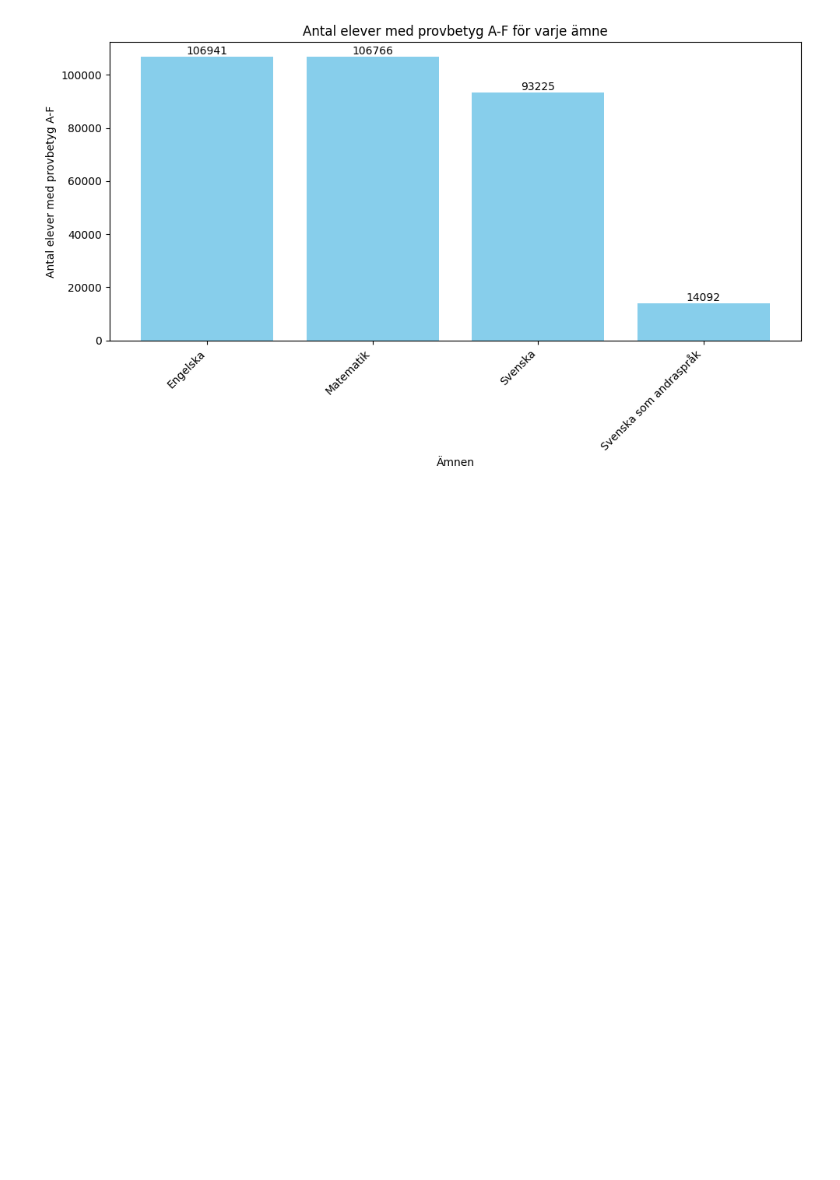
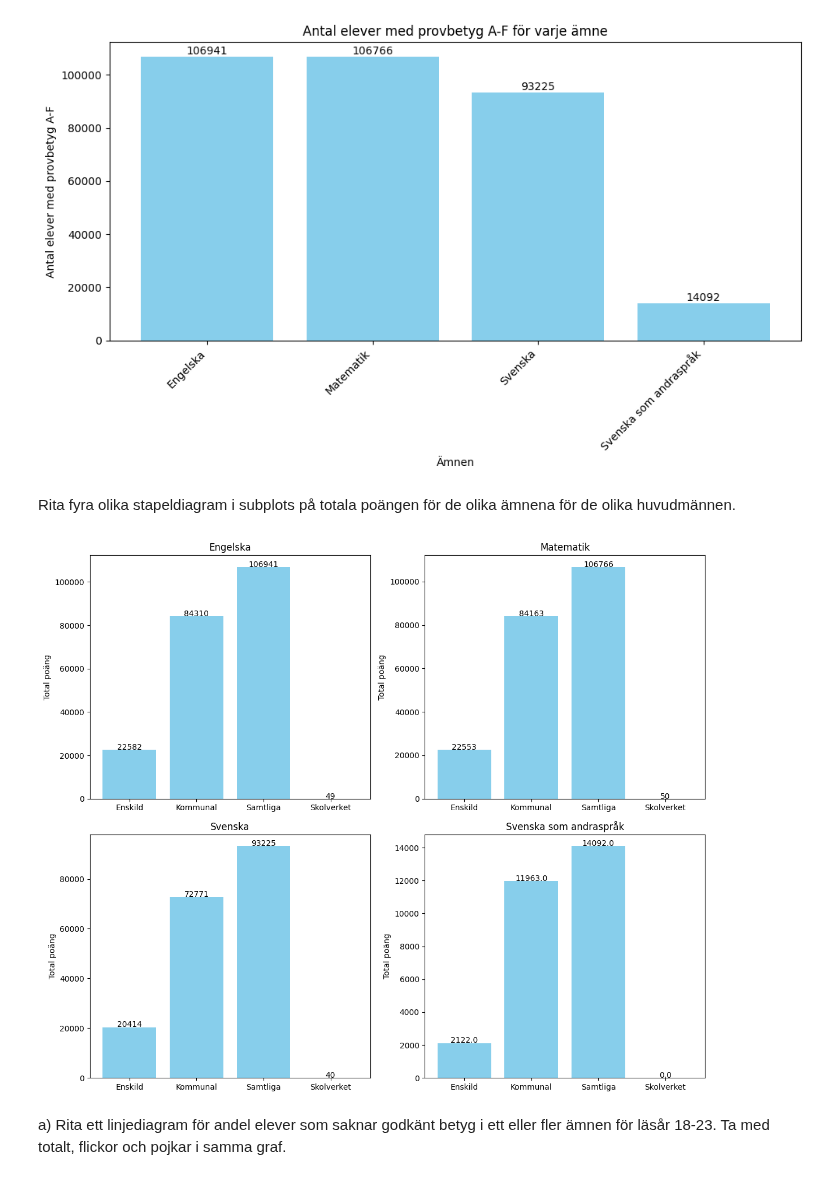
Before and after one commit to Markofbear/Python-Bjorn-Lagerblad-OPA23, a Jupyter notebook: Labb2/Labb2.ipynb, the cells around one changed output. Saved outputs shown, nothing was run; the diff lists cells and outputs as text; code cells hidden in the pictures; blank space fills up the shorter version.

```diff
--- a/Labb2/Labb2.ipynb
+++ b/Labb2/Labb2.ipynb
@@ -95,3 +95,64 @@ for bar in bars:
 plt.show()
 # %% [output]
 [figure]
+# %% [markdown]
+Rita fyra olika stapeldiagram i subplots på totala poängen för de olika ämnena för de olika huvudmännen.
+# %%
+import pandas as pd
+import matplotlib.pyplot as plt
+
+# Läs in data från varje sheet och ange rätt header
+df_engelska = pd.read_excel("riket2023_åk9_np.xlsx", sheet_name="Engelska", header=8)
+df_matematik = pd.read_excel("riket2023_åk9_np.xlsx", sheet_name="Matematik", header=8)
+df_svenska = pd.read_excel("riket2023_åk9_np.xlsx", sheet_name="Svenska", header=8)
+df_svenska_som_andrasprak = pd.read_excel("riket2023_åk9_np.xlsx", sheet_name="Svenska som andraspråk", header=8)
+
+# Konvertera kolumnen "Totalt" till numerisk datatyp och hantera icke-numeriska värden
+df_engelska["Totalt"] = pd.to_numeric(df_engelska["Totalt"], errors='coerce')
+df_matematik["Totalt"] = pd.to_numeric(df_matematik["Totalt"], errors='coerce')
+df_svenska["Totalt"] = pd.to_numeric(df_svenska["Totalt"], errors='coerce')
+df_svenska_som_andrasprak["Totalt"] = pd.to_numeric(df_svenska_som_andrasprak["Totalt"], errors='coerce')
+
+# Beräkna totala poäng för varje ämne och huvudman
+total_engelska = df_engelska.groupby("Typ av huvudman")["Totalt"].sum()
+total_matematik = df_matematik.groupby("Typ av huvudman")["Totalt"].sum()
+total_svenska = df_svenska.groupby("Typ av huvudman")["Totalt"].sum()
+total_svenska_som_andrasprak = df_svenska_som_andrasprak.groupby("Typ av huvudman")["Totalt"].sum()
+
+# Skapa subplots och rita stapeldiagram för varje ämne och huvudman
+fig, axs = plt.subplots(2, 2, figsize=(12, 10))
+
+axs[0, 0].bar(total_engelska.index, total_engelska, color='skyblue')
+axs[0, 0].set_title('Engelska')
+axs[0, 0].set_ylabel('Total poäng')
+for i, v in enumerate(total_engelska):
+    axs[0, 0].text(i, v + 10, str(v), ha='center')
+
+axs[0, 1].bar(total_matematik.index, total_matematik, color='skyblue')
+axs[0, 1].set_title('Matematik')
+axs[0, 1].set_ylabel('Total poäng')
+for i, v in enumerate(total_matematik):
+    axs[0, 1].text(i, v + 10, str(v), ha='center')
+
+axs[1, 0].bar(total_svenska.index, total_svenska, color='skyblue')
+axs[1, 0].set_title('Svenska')
+axs[1, 0].set_ylabel('Total poäng')
+for i, v in enumerate(total_svenska):
+    axs[1, 0].text(i, v + 10, str(v), ha='center')
+
+axs[1, 1].bar(total_svenska_som_andrasprak.index, total_svenska_som_andrasprak, color='skyblue')
+axs[1, 1].set_title('Svenska som andraspråk')
+axs[1, 1].set_ylabel('Total poäng')
+for i, v in enumerate(total_svenska_som_andrasprak):
+    axs[1, 1].text(i, v + 10, str(v), ha='center')
+
+# Justera layout
+plt.tight_layout()
+
+# Visa diagrammet
+plt.show()
+# %% [output]
+[figure, added]
+# %% [markdown]
+a) Rita ett linjediagram för andel elever som saknar godkänt betyg i ett eller fler ämnen för läsår 18-23. Ta med totalt,
+flickor och pojkar i samma graf.
```
Also changed, not shown: parts of 5 cells of this notebook.
